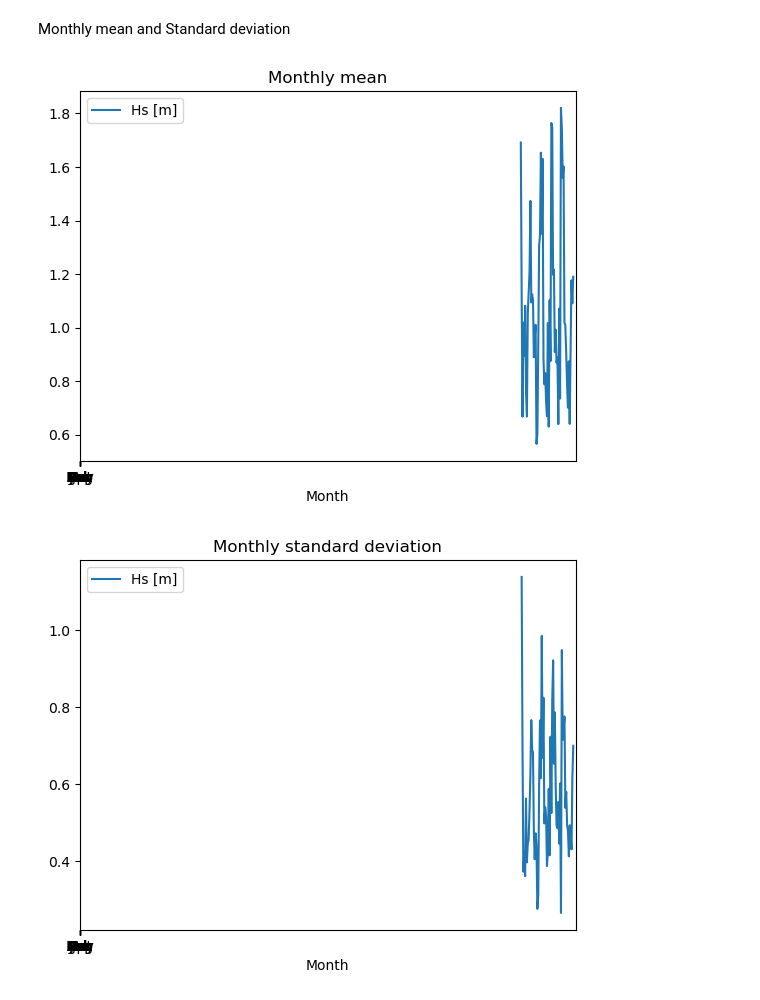
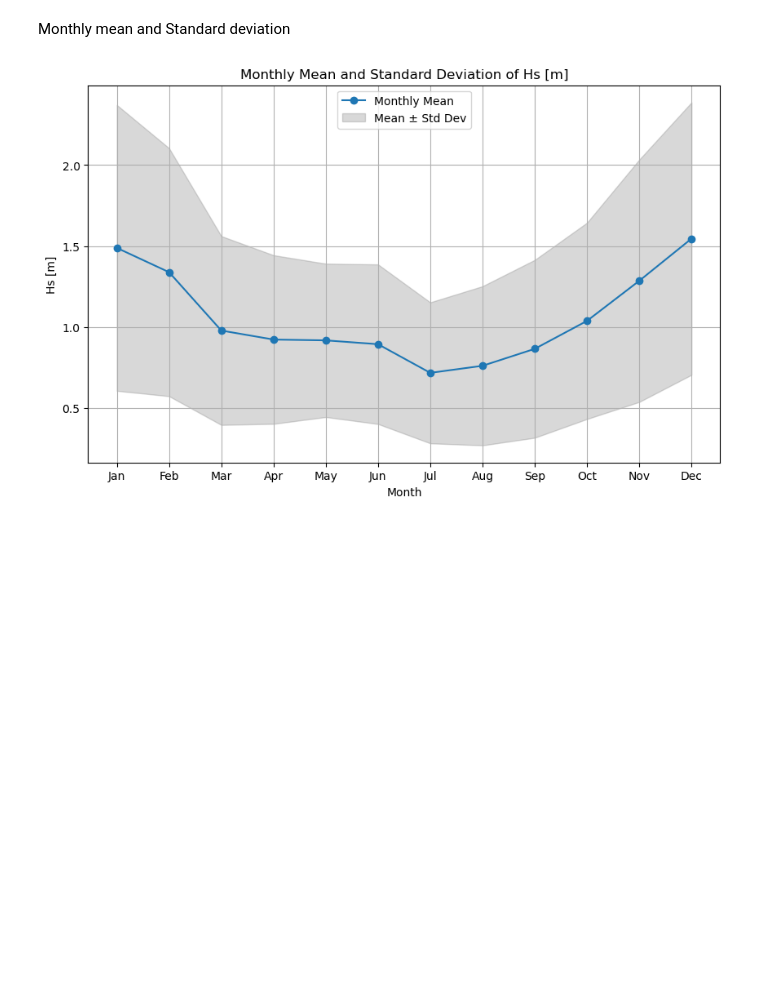
Before and after one commit to denisepierce01/Dredging, a Jupyter notebook: Dredging.ipynb, the cells around one changed output. Saved outputs shown, nothing was run; the diff lists cells and outputs as text; code cells hidden in the pictures; blank space fills up the shorter version.

```diff
--- a/Dredging.ipynb
+++ b/Dredging.ipynb
@@ -50,25 +52,23 @@ Hs [m]   0.687480264420601
 dtype: float64
 # %% [markdown]
 Monthly mean and Standard deviation
-# %%
-mean_monthly = eurpfm.resample('M').mean()
-stddev_monthly = eurpfm.resample('M').std()
-
-months = ['Jan', 'Feb', 'Mar', 'Apr', 'May', 'Jun', 'Jul', 'Aug', 'Sep', 'Oct', 'Nov', 'Dec']
-
-plt.figure()
-plt.title('Monthly mean')
-plt.plot(mean_monthly, label = 'Hs [m]')
-plt.legend(loc = 'best')
-plt.xticks(np.linspace(0,11,12), months);
-plt.xlabel('Month')
-
-plt.figure()
-plt.title('Monthly standard deviation')
-plt.plot(stddev_monthly, label = 'Hs [m]')
-plt.legend(loc = 'best')
-plt.xticks(np.linspace(0,11,12), months);
-plt.xlabel('Month');
-# %% [output]
-[figure, removed]
-[figure, removed]
+# %%
+# Group by month (1-12) and calculate mean and std dev for each calendar month across all years
+monthly_mean = eurpfm.groupby(eurpfm.index.month).mean()
+monthly_std = eurpfm.groupby(eurpfm.index.month).std()
+
+plt.figure(figsize=(10,6))
+plt.plot(monthly_mean.index-1, monthly_mean['Hs [m]'], marker='o', label='Monthly Mean')
+plt.fill_between(monthly_mean.index-1,
+                 monthly_mean['Hs [m]'] - monthly_std['Hs [m]'],
+                 monthly_mean['Hs [m]'] + monthly_std['Hs [m]'],
+                 color='gray', alpha=0.3, label='Mean ± Std Dev')
+plt.xticks(ticks=range(12), labels=months)
+plt.xlabel('Month')
+plt.ylabel('Hs [m]')
+plt.title('Monthly Mean and Standard Deviation of Hs [m]')
+plt.legend()
+plt.grid(True)
+plt.show()
+# %% [output]
+[figure, added]
```
Also changed, not shown: parts of 8 cells of this notebook.
